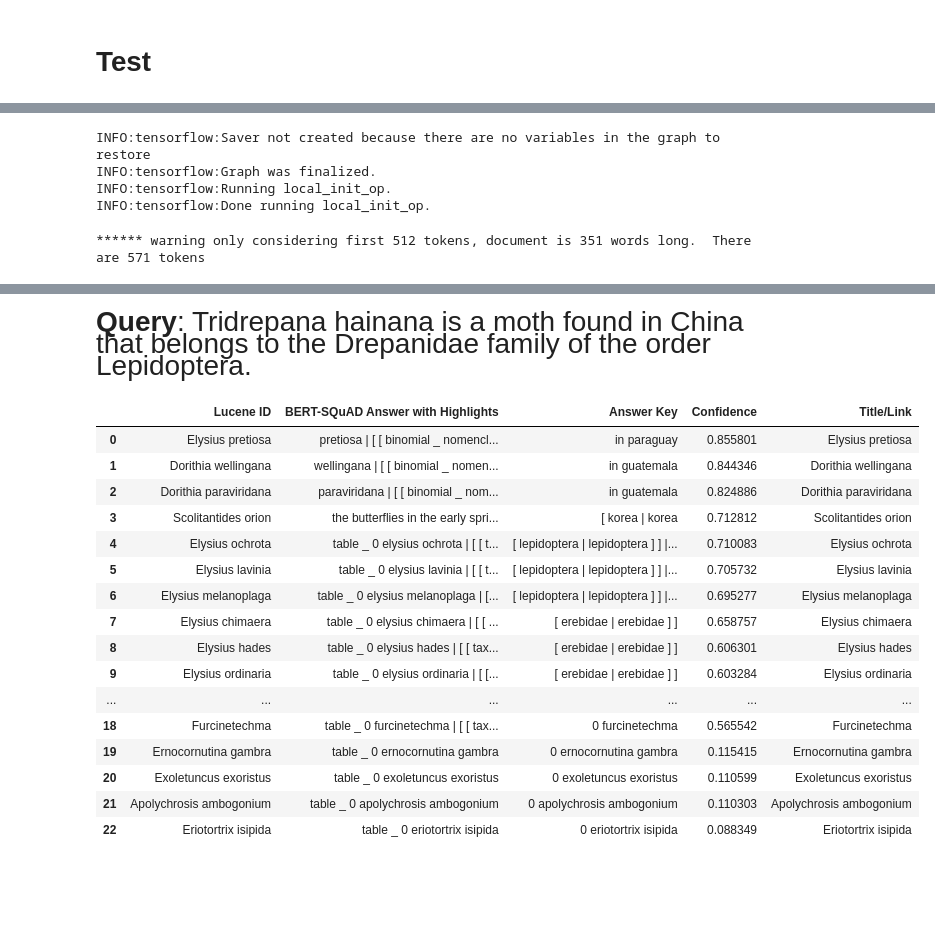
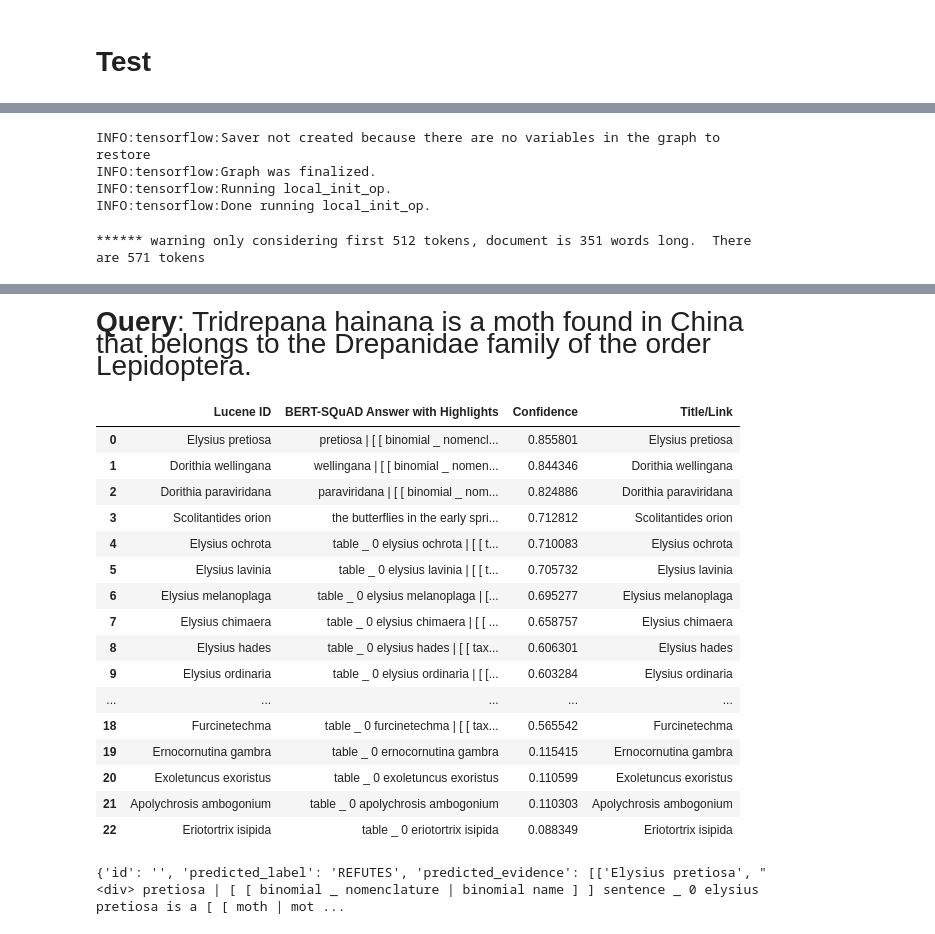
Before and after one commit to orkuntemiz/MetuISFever, a Jupyter notebook: FeverAnseriniQAandFormattedTest.ipynb, the cells around one changed output, grey strips where cells are left out. Cells and saved outputs as stored; diff of their text form; code cells hidden in the pictures; blank space fills up the shorter version.

Commit message:
Add claim verification

```diff
--- a/FeverAnseriniQAandFormattedTest.ipynb
+++ b/FeverAnseriniQAandFormattedTest.ipynb
@@ -873,7 +868,7 @@ def displayResults(hit_dictionary, answers, question):
         df = pd.DataFrame(pdata2, columns = ['Lucene ID', 'BERT-SQuAD Answer with Highlights', 'Confidence', 'Title/Link'])
 
     display(HTML(df.to_html(render_links=True, escape=False)))
-    return full_abs_list,ranked_aswers,pm_ids
+    return full_abs_list,ranked_aswers,pandasData
 # %%
 full_abs_list,ranked_aswers,pm_ids=displayResults(hit_dictionary, answers, query)
 # %% [output]
@@ -918,8 +1043,8 @@ import spacy.cli # Colab fix
 spacy.cli.download("en_core_web_sm") # Colab fix
 import en_core_web_sm
 nlp = en_core_web_sm.load()
-#nlp.add_pipe("merge_noun_chunks")
-nlp.add_pipe(nlp.create_pipe('merge_noun_chunks')) # Colab fix?
+nlp.add_pipe("merge_noun_chunks")
+# nlp.add_pipe(nlp.create_pipe('merge_noun_chunks')) # Colab fix?
 tokenizer = Tokenizer(nlp.vocab)
 from timeit import default_timer as timer
 import time
@@ -1521,7 +1646,8 @@ def get_answers(query, hit_dictionary):
             sentance_html = '<div>' +answers[c]['sentence_beginning'] + " <font color='red'>"+answers[c]['answer']+"</font> "+answers[c]['sentence_end']+'</div>'
             answer_key = answers[c]['answer'].split("\t")[-1].strip() if "\t" in answers[c]['answer'] else answers[c]['answer'].strip()
 
-            rowData += [sentance_html, answer_key, c,title]
+            # rowData += [sentance_html, answer_key, c,title]
+            rowData += [sentance_html, c,title]
             pandasData.append(rowData)
             ranked_aswers.append(' '.join([answers[c]['full_answer']]))
             full_abs_list.append(' '.join([answers[c]['abstract_bert']]))
@@ -1563,21 +1689,46 @@ def get_answers(query, hit_dictionary):
     #    display(HTML('<div style="font-family: Times New Roman; font-size: 18px; padding-bottom:18px"><b>Body of Evidence:</b></div>'))
 
         if FIND_PDFS or SEARCH_MEDRXIV:
-            df = pd.DataFrame(pdata2, columns = ['Lucene ID', 'BERT-SQuAD Answer with Highlights', 'Answer Key', 'Confidence', 'Title/Link'])
+            # df = pd.DataFrame(pdata2, columns = ['Lucene ID', 'BERT-SQuAD Answer with Highlights', 'Answer Key', 'Confidence', 'Title/Link'])
+            df = pd.DataFrame(pdata2, columns = ['Lucene ID', 'BERT-SQuAD Answer with Highlights', 'Confidence', 'Title/Link'])
         else:
-            df = pd.DataFrame(pdata2, columns = ['Lucene ID', 'BERT-SQuAD Answer with Highlights', 'Answer Key', 'Confidence', 'Title/Link'])
+            # df = pd.DataFrame(pdata2, columns = ['Lucene ID', 'BERT-SQuAD Answer with Highlights', 'Answer Key', 'Confidence', 'Title/Link'])
+            df = pd.DataFrame(pdata2, columns = ['Lucene ID', 'BERT-SQuAD Answer with Highlights', 'Confidence', 'Title/Link'])
 
         display(HTML(df.to_html(render_links=True, escape=False)))
-        return full_abs_list,ranked_aswers # pm_ids? (local variable 'summary_ids' referenced before assignment)
+        return full_abs_list,ranked_aswers,pandasData
 
-    full_abs_list,ranked_aswers=displayResults(hit_dictionary, answers, query)
+    return displayResults(hit_dictionary, answers, query)
 # %%
 for data in dataset[:1]:
     claim = data["claim"]
     hit_stats, hit_dictionary = get_relevant_pages(claim, FULL_CLAIM=True, SPACY_ENTITIES=True, CASE_ENTITIES=True, ADD_SYNONYMS=False, ADD_SIMILAR=False,
                             LINKED_PAGES=False, LINKING_PAGES=False, CATCH_VERBS=False, TFIDF_TOP=False, FIND_ALL=True, N_RESULTS=70)
 
-    get_answers(claim, hit_dictionary)
+    full_abs_list, ranked_aswers, pandasData = get_answers(claim, hit_dictionary)
+
+    # counter = 0
+    # for data in pandasData:
+    #     if data[2] > 0.4:
+    #         counter += 1
+    # print(counter)
+
+    evidence_probs, verdict = CheckEntailmentNeturalorContradict(ranked_aswers,claim,pandasData)
+    evidence_probs = list(a)
+
+    # print(len(list(evidence_probs)))
+    # print(verdict)
+
+    if verdict == "False":
+        predicted_label = "REFUTES"
+    elif verdict == "True":
+        predicted_label = "SUPPORTS"
+    else:
+        predicted_label = "NOT ENOUGH INFO"
+
+    output = {"id": "", "predicted_label": predicted_label, "predicted_evidence": [[data[3], data[1], ""] for data in pandasData[:min([len(pandasData), 5])]]}
+
+    print(output)
 # %% [output]
 INFO:tensorflow:Saver not created because there are no variables in the graph to restore
 INFO:tensorflow:Graph was finalized.
@@ -1599,18 +1750,19 @@ INFO:tensorflow:Done running local_init_op.
 Query: Tridrepana hainana is a moth found in China that belongs to the Drepanidae family of the order Lepidoptera.
-|  | Lucene ID | BERT-SQuAD Answer with Highlights | Answer Key | Confidence | Title/Link |
-| 0 | Elysius pretiosa | pretiosa | [ [ binomial _ nomencl... | in paraguay | 0.855801 | Elysius pretiosa |
-| 1 | Dorithia wellingana | wellingana | [ [ binomial _ nomen... | in guatemala | 0.844346 | Dorithia wellingana |
-| 2 | Dorithia paraviridana | paraviridana | [ [ binomial _ nom... | in guatemala | 0.824886 | Dorithia paraviridana |
-| 3 | Scolitantides orion | the butterflies in the early spri... | [ korea | korea | 0.712812 | Scolitantides orion |
-| 4 | Elysius ochrota | table _ 0 elysius ochrota | [ [ t... | [ lepidoptera | lepidoptera ] ] |... | 0.710083 | Elysius ochrota |
-| 5 | Elysius lavinia | table _ 0 elysius lavinia | [ [ t... | [ lepidoptera | lepidoptera ] ] |... | 0.705732 | Elysius lavinia |
-| 6 | Elysius melanoplaga | table _ 0 elysius melanoplaga | [... | [ lepidoptera | lepidoptera ] ] |... | 0.695277 | Elysius melanoplaga |
-| 7 | Elysius chimaera | table _ 0 elysius chimaera | [ [ ... | [ erebidae | erebidae ] ] | 0.658757 | Elysius chimaera |
-| 8 | Elysius hades | table _ 0 elysius hades | [ [ tax... | [ erebidae | erebidae ] ] | 0.606301 | Elysius hades |
-| 9 | Elysius ordinaria | table _ 0 elysius ordinaria | [ [... | [ erebidae | erebidae ] ] | 0.603284 | Elysius ordinaria |
-| ... | ... | ... | ... | ... | ... |
-| 18 | Furcinetechma | table _ 0 furcinetechma | [ [ tax... | 0 furcinetechma | 0.565542 | Furcinetechma |
-| 19 | Ernocornutina gambra | table _ 0 ernocornutina gambra | 0 ernocornutina gambra | 0.115415 | Ernocornutina gambra |
-| 20 | Exoletuncus exoristus | table _ 0 exoletuncus exoristus | 0 exoletuncus exoristus | 0.110599 | Exoletuncus exoristus |
-| 21 | Apolychrosis ambogonium | table _ 0 apolychrosis ambogonium | 0 apolychrosis ambogonium | 0.110303 | Apolychrosis ambogonium |
-| 22 | Eriotortrix isipida | table _ 0 eriotortrix isipida | 0 eriotortrix isipida | 0.088349 | Eriotortrix isipida |
+|  | Lucene ID | BERT-SQuAD Answer with Highlights | Confidence | Title/Link |
+| 0 | Elysius pretiosa | pretiosa | [ [ binomial _ nomencl... | 0.855801 | Elysius pretiosa |
+| 1 | Dorithia wellingana | wellingana | [ [ binomial _ nomen... | 0.844346 | Dorithia wellingana |
+| 2 | Dorithia paraviridana | paraviridana | [ [ binomial _ nom... | 0.824886 | Dorithia paraviridana |
+| 3 | Scolitantides orion | the butterflies in the early spri... | 0.712812 | Scolitantides orion |
+| 4 | Elysius ochrota | table _ 0 elysius ochrota | [ [ t... | 0.710083 | Elysius ochrota |
+| 5 | Elysius lavinia | table _ 0 elysius lavinia | [ [ t... | 0.705732 | Elysius lavinia |
+| 6 | Elysius melanoplaga | table _ 0 elysius melanoplaga | [... | 0.695277 | Elysius melanoplaga |
+| 7 | Elysius chimaera | table _ 0 elysius chimaera | [ [ ... | 0.658757 | Elysius chimaera |
+| 8 | Elysius hades | table _ 0 elysius hades | [ [ tax... | 0.606301 | Elysius hades |
+| 9 | Elysius ordinaria | table _ 0 elysius ordinaria | [ [... | 0.603284 | Elysius ordinaria |
+| ... | ... | ... | ... | ... |
+| 18 | Furcinetechma | table _ 0 furcinetechma | [ [ tax... | 0.565542 | Furcinetechma |
+| 19 | Ernocornutina gambra | table _ 0 ernocornutina gambra | 0.115415 | Ernocornutina gambra |
+| 20 | Exoletuncus exoristus | table _ 0 exoletuncus exoristus | 0.110599 | Exoletuncus exoristus |
+| 21 | Apolychrosis ambogonium | table _ 0 apolychrosis ambogonium | 0.110303 | Apolychrosis ambogonium |
+| 22 | Eriotortrix isipida | table _ 0 eriotortrix isipida | 0.088349 | Eriotortrix isipida |
+{'id': '', 'predicted_label': 'REFUTES', 'predicted_evidence': [['Elysius pretiosa', "<div> pretiosa | [ [ binomial _ nomenclature | binomial name ] ] sentence _ 0 elysius pretiosa is a [ [ moth | mot ...
```
Also changed, not shown: parts of 12 cells of this notebook.
